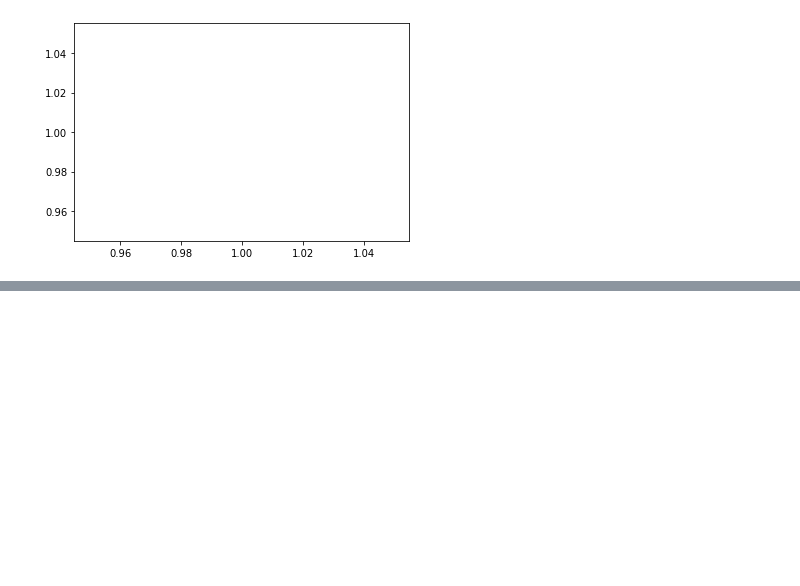
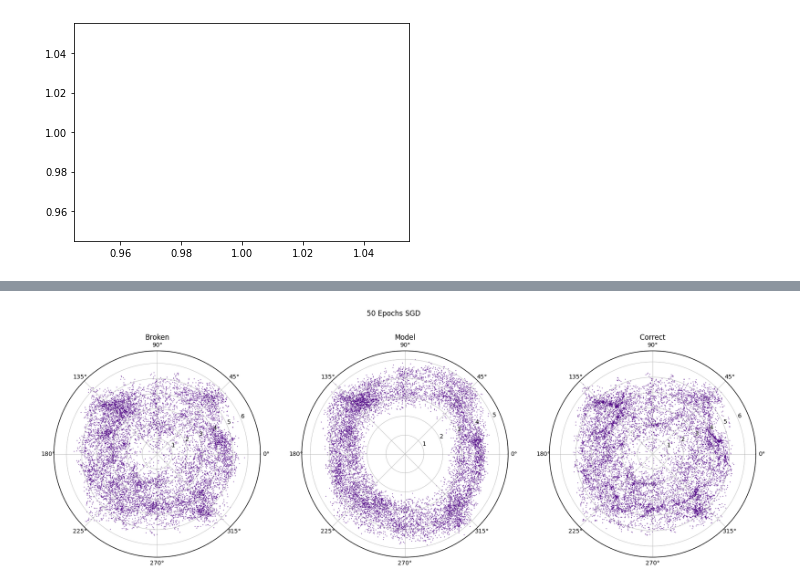
Before and after one commit to ispirovjr/Thesis-Project-Cosmic-Web, a Jupyter notebook: JupyterNotebooks/MLM BabyNet.ipynb, the cells around one changed output, grey strips where cells are left out. Drawn from its saved outputs; the diff is of its cells as text; code cells hidden in the pictures; blank space fills up the shorter version.

```diff
--- a/JupyterNotebooks/MLM BabyNet.ipynb
+++ b/JupyterNotebooks/MLM BabyNet.ipynb
@@ -119,0 +220,13 @@ __main__.CustomVaexDataset
+# %%
+loss_fn = nn.MSELoss() #
+#loss_fn = nn.KLDivLoss()
+
+model = NeuralNetwork()
+
+optimizer = torch.optim.Adam(model.parameters(), lr=learning_rate) #Adam
+
+for t in range(epochs):
+    print(f"Epoch {t+1}\n-------------------------------")
+    train_loop(train_dataloader, model, loss_fn, optimizer)
+    test_loop(test_dataloader, model, loss_fn)
+print("Done!")
@@ -119,0 +279,27 @@ __main__.CustomVaexDataset
+# %%
+train_features, train_labels = next(iter(train_dataloader))
+img = train_features[0].squeeze()
+label = train_labels[0]
+
+with torch.no_grad():
+    mod = model(train_features)[0]
+
+plt.figure(figsize=(30,10))
+plt.subplot(131,projection="polar")
+plt.scatter(img[2],img[0],s=0.1*lim,alpha=0.7)
+#plt.ylim(0,4e4)
+plt.title("Broken")
+
+plt.subplot(132,projection="polar")
+plt.scatter(img[2],mod,s=0.1*lim,alpha=0.7)
+plt.title("Model")
+
+plt.subplot(133,projection="polar")
+plt.scatter(img[2],label,s=0.1*lim,alpha=0.7)
+#plt.ylim(0,4e4)
+plt.title("Correct")
+
+plt.suptitle("50 Epochs SGD")
+plt.show()
+# %% [output]
+[figure, added]
```
Also changed, not shown: parts of 32 cells of this notebook.
